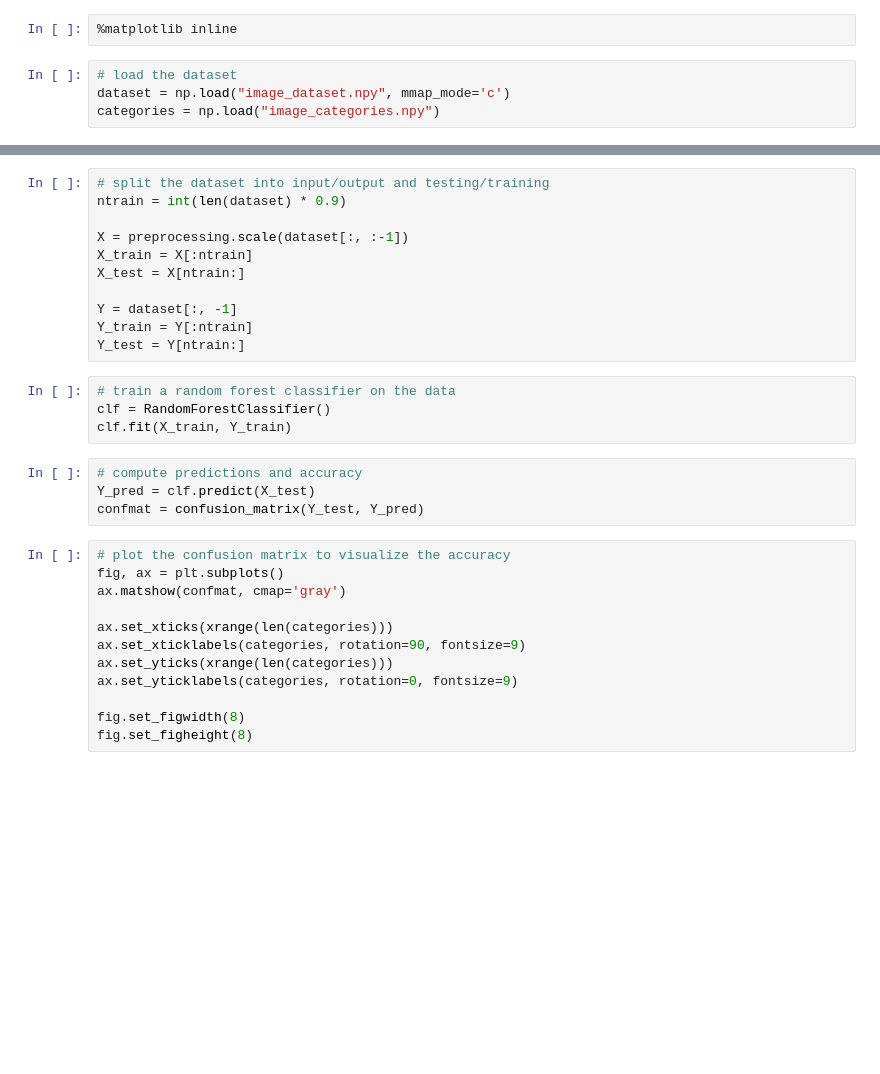
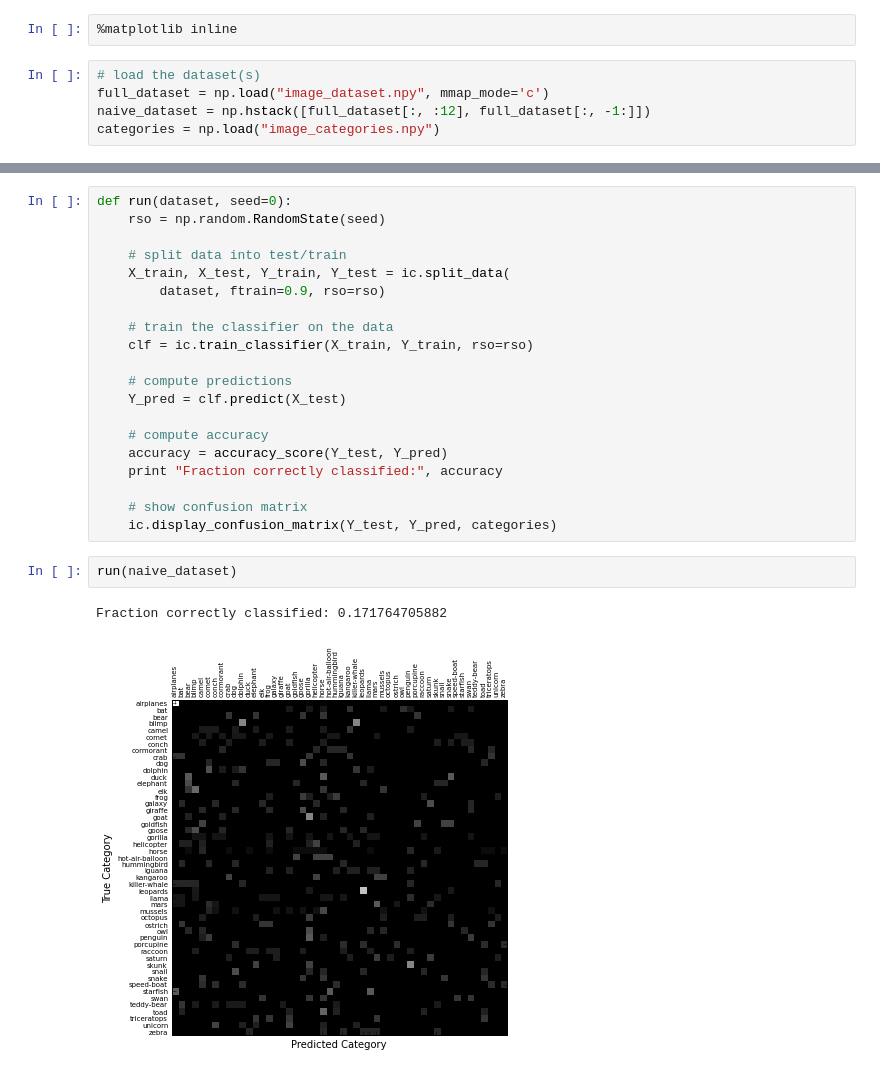
Before and after one commit to jhamrick/fall2013-python-seminar, a Jupyter notebook: hw4/hw4.ipynb, the cells around one changed output, grey strips where cells are left out. Drawn from its saved outputs; the diff is of its cells as text; blank space fills up the shorter version.

Commit message:
Move machine learning code into image_classification.py

```diff
--- a/hw4/hw4.ipynb
+++ b/hw4/hw4.ipynb
@@ -6,6 +5,7 @@ from sklearn.metrics import confusion_matrix
 # %%
 %matplotlib inline
 # %%
-# load the dataset
-dataset = np.load("image_dataset.npy", mmap_mode='c')
+# load the dataset(s)
+full_dataset = np.load("image_dataset.npy", mmap_mode='c')
+naive_dataset = np.hstack([full_dataset[:, :12], full_dataset[:, -1:]])
 categories = np.load("image_categories.npy")
@@ -14,31 +12,25 @@ np.random.shuffle(dataset)
-# %%
-# split the dataset into input/output and testing/training
-ntrain = int(len(dataset) * 0.9)
-
-X = preprocessing.scale(dataset[:, :-1])
-X_train = X[:ntrain]
-X_test = X[ntrain:]
-
-Y = dataset[:, -1]
-Y_train = Y[:ntrain]
-Y_test = Y[ntrain:]
-# %%
-# train a random forest classifier on the data
-clf = RandomForestClassifier()
-clf.fit(X_train, Y_train)
-# %%
-# compute predictions and accuracy
-Y_pred = clf.predict(X_test)
-confmat = confusion_matrix(Y_test, Y_pred)
-# %%
-# plot the confusion matrix to visualize the accuracy
-fig, ax = plt.subplots()
-ax.matshow(confmat, cmap='gray')
-
-ax.set_xticks(xrange(len(categories)))
-ax.set_xticklabels(categories, rotation=90, fontsize=9)
-ax.set_yticks(xrange(len(categories)))
-ax.set_yticklabels(categories, rotation=0, fontsize=9)
-
-fig.set_figwidth(8)
-fig.set_figheight(8)
+# %%
+def run(dataset, seed=0):
+    rso = np.random.RandomState(seed)
+
+    # split data into test/train
+    X_train, X_test, Y_train, Y_test = ic.split_data(
+        dataset, ftrain=0.9, rso=rso)
+
+    # train the classifier on the data
+    clf = ic.train_classifier(X_train, Y_train, rso=rso)
+
+    # compute predictions
+    Y_pred = clf.predict(X_test)
+
+    # compute accuracy
+    accuracy = accuracy_score(Y_test, Y_pred)
+    print "Fraction correctly classified:", accuracy
+
+    # show confusion matrix
+    ic.display_confusion_matrix(Y_test, Y_pred, categories)
+# %%
+run(naive_dataset)
+# %% [output]
+Fraction correctly classified: 0.171764705882
+[figure, added]
```
Also changed, not shown: parts of 3 cells of this notebook, 1 other file.
